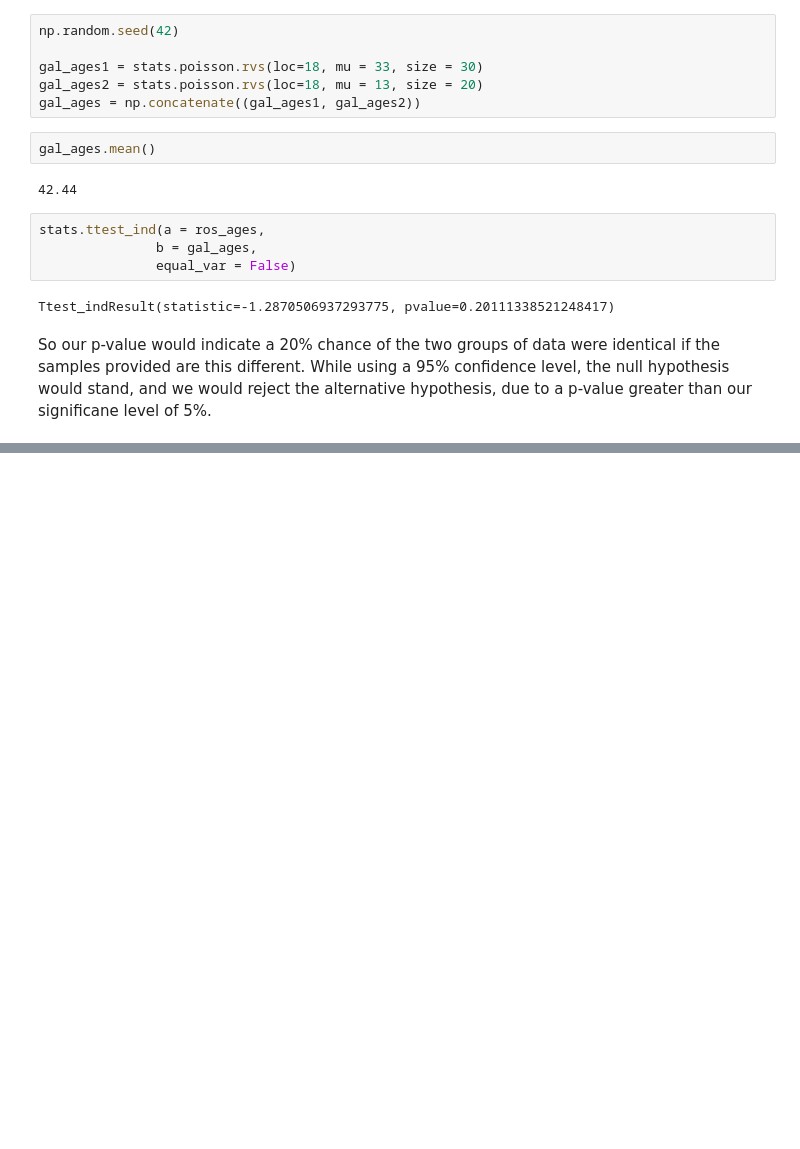
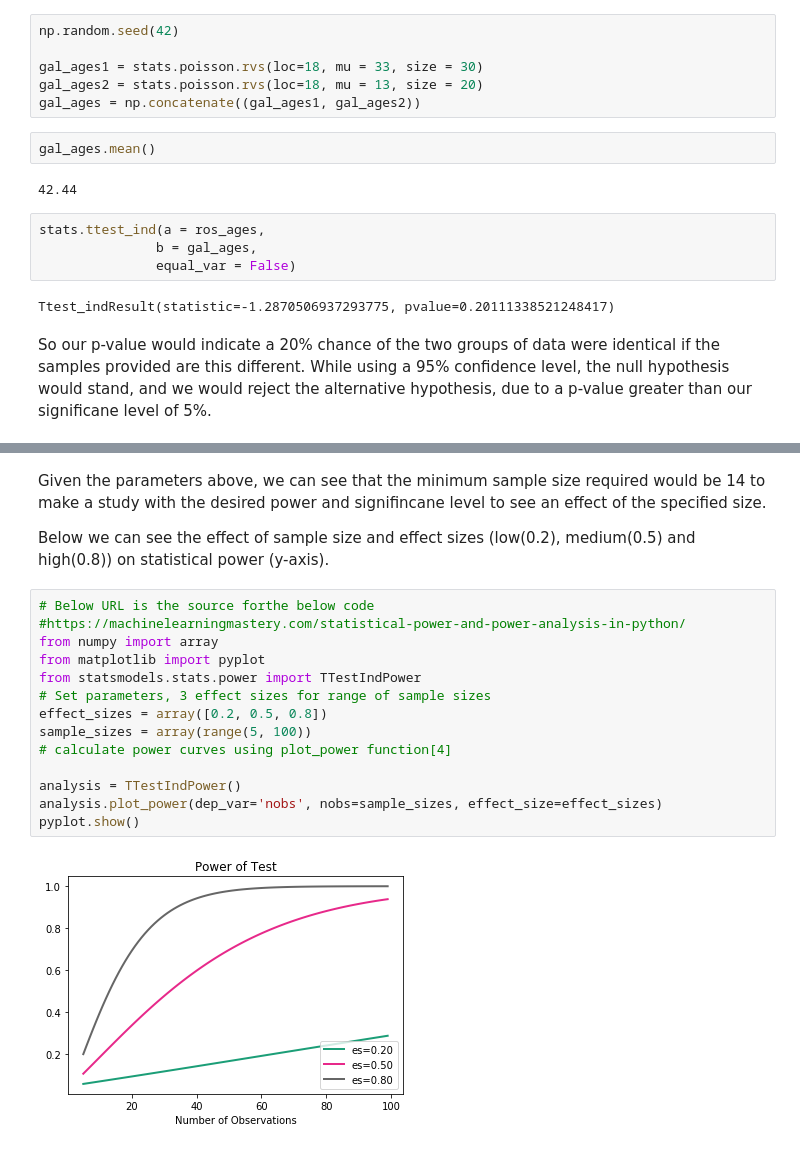
Before and after one commit to ComeOnTaBlazes/MLearning_Statsistics, a Jupyter notebook: ANOVA-testing.ipynb, the cells around one changed output, grey strips where cells are left out. Saved outputs shown, nothing was run; the diff lists cells and outputs as text; blank space fills up the shorter version.

```diff
--- a/ANOVA-testing.ipynb
+++ b/ANOVA-testing.ipynb
@@ -124,0 +165,20 @@ References: https://docs.scipy.org/doc/scipy/reference/generated/scipy.stats.tte
+# %% [markdown]
+Given the parameters above, we can see that the minimum sample size required would be 14 to make a study with the desired power and signifincane level to see an effect of  the specified size.
+
+Below we can see the effect of sample size and effect sizes (low(0.2), medium(0.5) and high(0.8)) on statistical power (y-axis).
+# %%
+# Below URL is the source forthe below code
+#https://machinelearningmastery.com/statistical-power-and-power-analysis-in-python/
+from numpy import array
+from matplotlib import pyplot
+from statsmodels.stats.power import TTestIndPower
+# Set parameters, 3 effect sizes for range of sample sizes
+effect_sizes = array([0.2, 0.5, 0.8])
+sample_sizes = array(range(5, 100))
+# calculate power curves using plot_power function[4]
+
+analysis = TTestIndPower()
+analysis.plot_power(dep_var='nobs', nobs=sample_sizes, effect_size=effect_sizes)
+pyplot.show()
+# %% [output]
+[figure, added]
```
Also changed, not shown: parts of 26 cells of this notebook.
